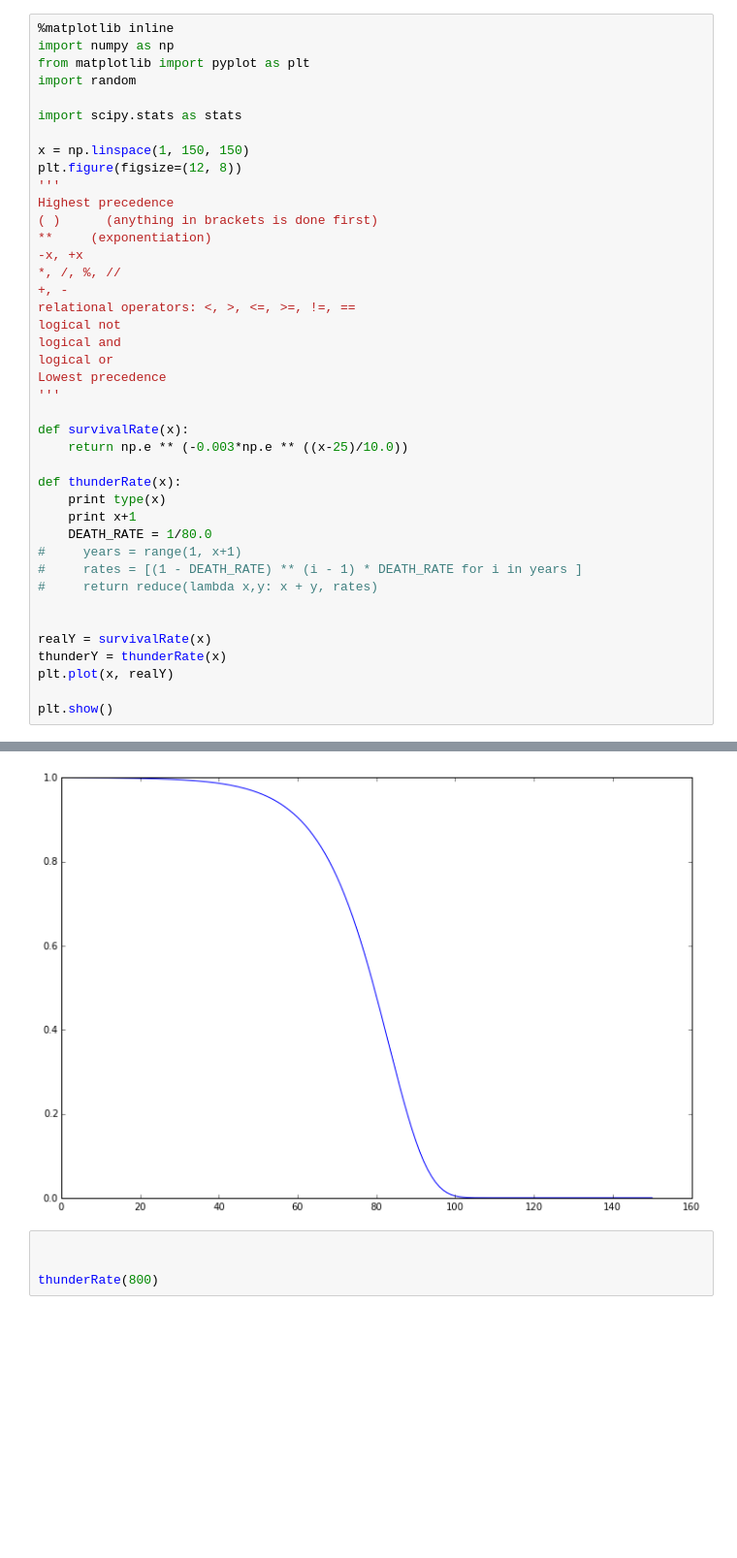
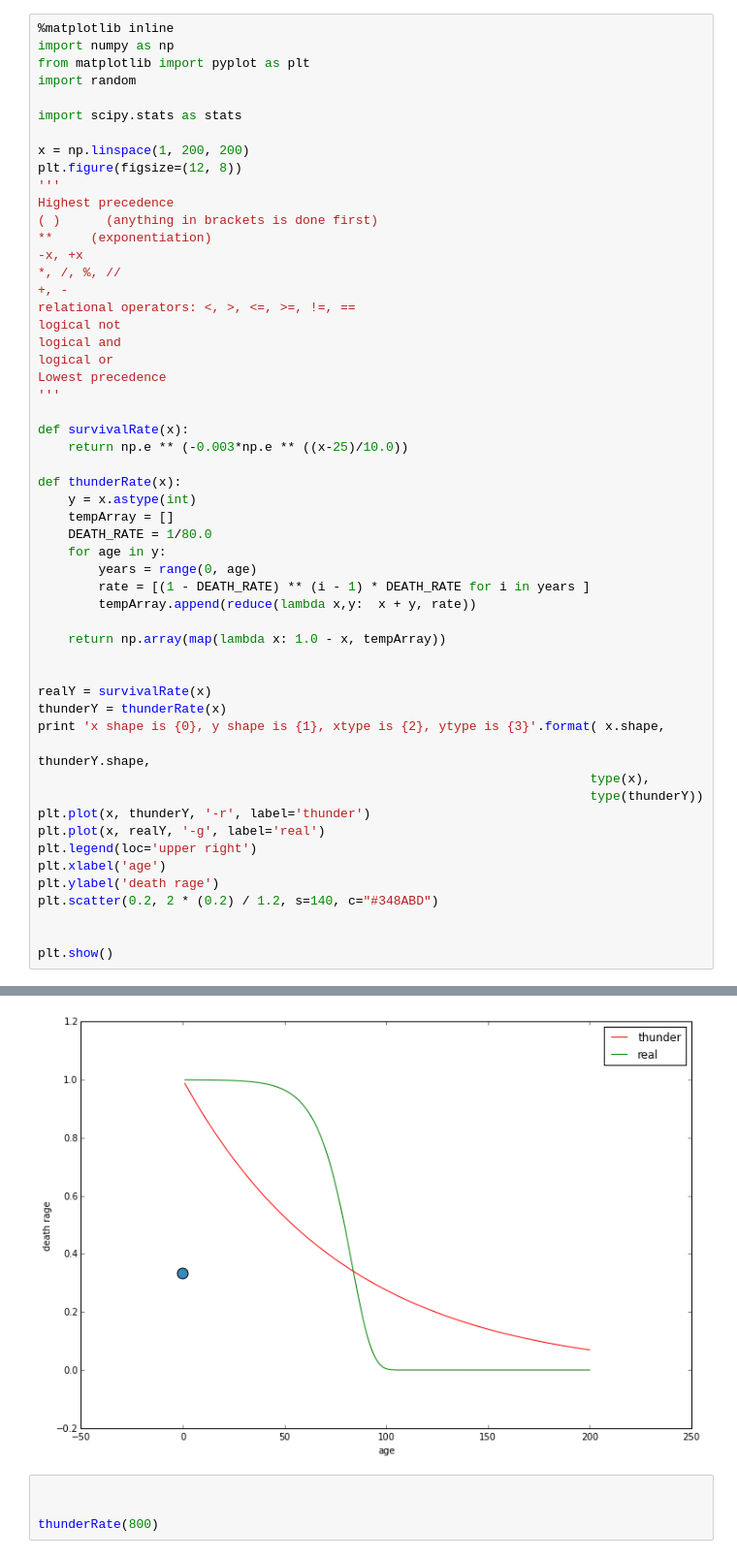
Before and after one commit to zhaoyul/ipythonNote, a Jupyter notebook: life.ipynb, the cells around one changed output, grey strips where cells are left out. Shown: that part at 97% size. Cells and saved outputs as stored; diff of their text form; blank space fills up the shorter version.

```diff
--- a/life.ipynb
+++ b/life.ipynb
@@ -6,7 +6,7 @@ import random
 
 import scipy.stats as stats
 
-x = np.linspace(1, 150, 150)
+x = np.linspace(1, 200, 200)
 plt.figure(figsize=(12, 8))
 '''
 Highest precedence
@@ -26,17 +26,30 @@ def survivalRate(x):
     return np.e ** (-0.003*np.e ** ((x-25)/10.0))
 
 def thunderRate(x):
-    print type(x)
-    print x+1
+    y = x.astype(int)
+    tempArray = []
     DEATH_RATE = 1/80.0
-#     years = range(1, x+1)
-#     rates = [(1 - DEATH_RATE) ** (i - 1) * DEATH_RATE for i in years ]
-#     return reduce(lambda x,y: x + y, rates)
+    for age in y:
+        years = range(0, age)
+        rate = [(1 - DEATH_RATE) ** (i - 1) * DEATH_RATE for i in years ]
+        tempArray.append(reduce(lambda x,y:  x + y, rate))
+
+    return np.array(map(lambda x: 1.0 - x, tempArray))
 
 
 realY = survivalRate(x)
 thunderY = thunderRate(x)
-plt.plot(x, realY)
+print 'x shape is {0}, y shape is {1}, xtype is {2}, ytype is {3}'.format( x.shape,
+                                                                          thunderY.shape,
+                                                                         type(x),
+                                                                         type(thunderY))
+plt.plot(x, thunderY, '-r', label='thunder')
+plt.plot(x, realY, '-g', label='real')
+plt.legend(loc='upper right')
+plt.xlabel('age')
+plt.ylabel('death rage')
+plt.scatter(0.2, 2 * (0.2) / 1.2, s=140, c="#348ABD")
+
 
 plt.show()
 # %% [output]
@@ -57,4 +57,4 @@ plt.show()
-[figure, old version]
+[figure, new version]
 # %%
 
 
```
Also changed, not shown: parts of 1 cell of this notebook, 3 other files.
